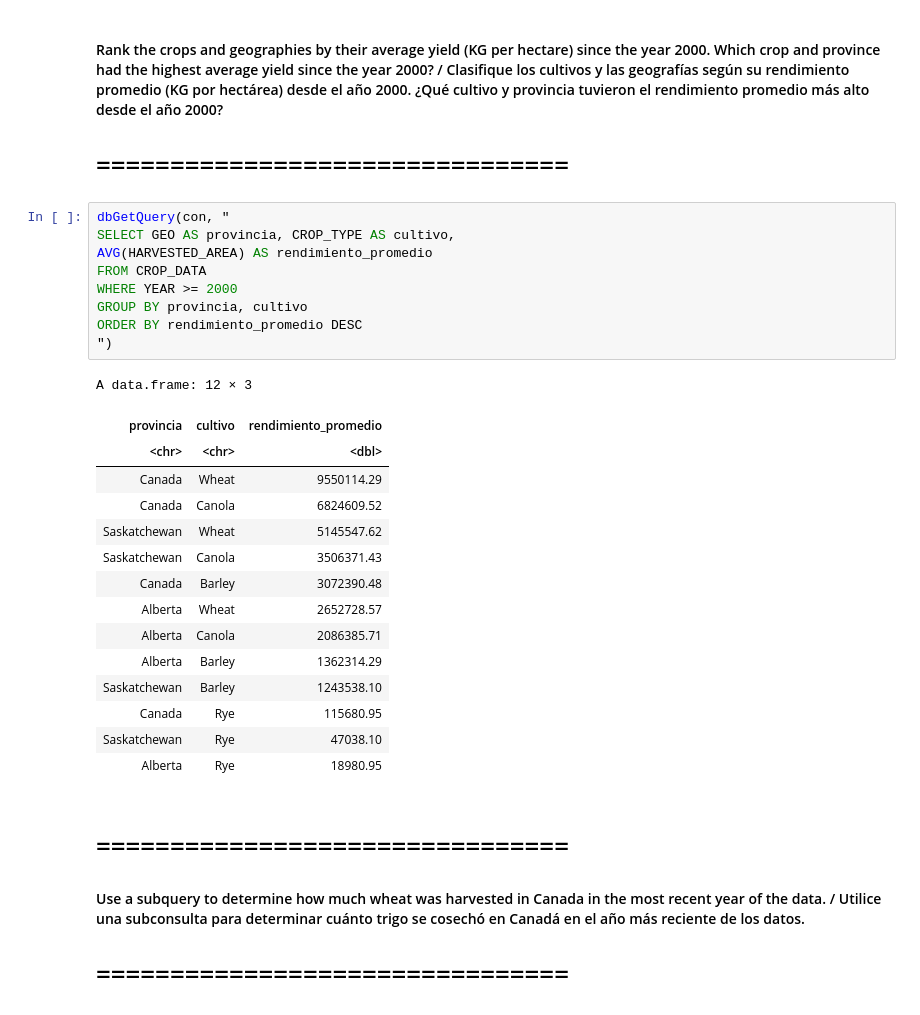
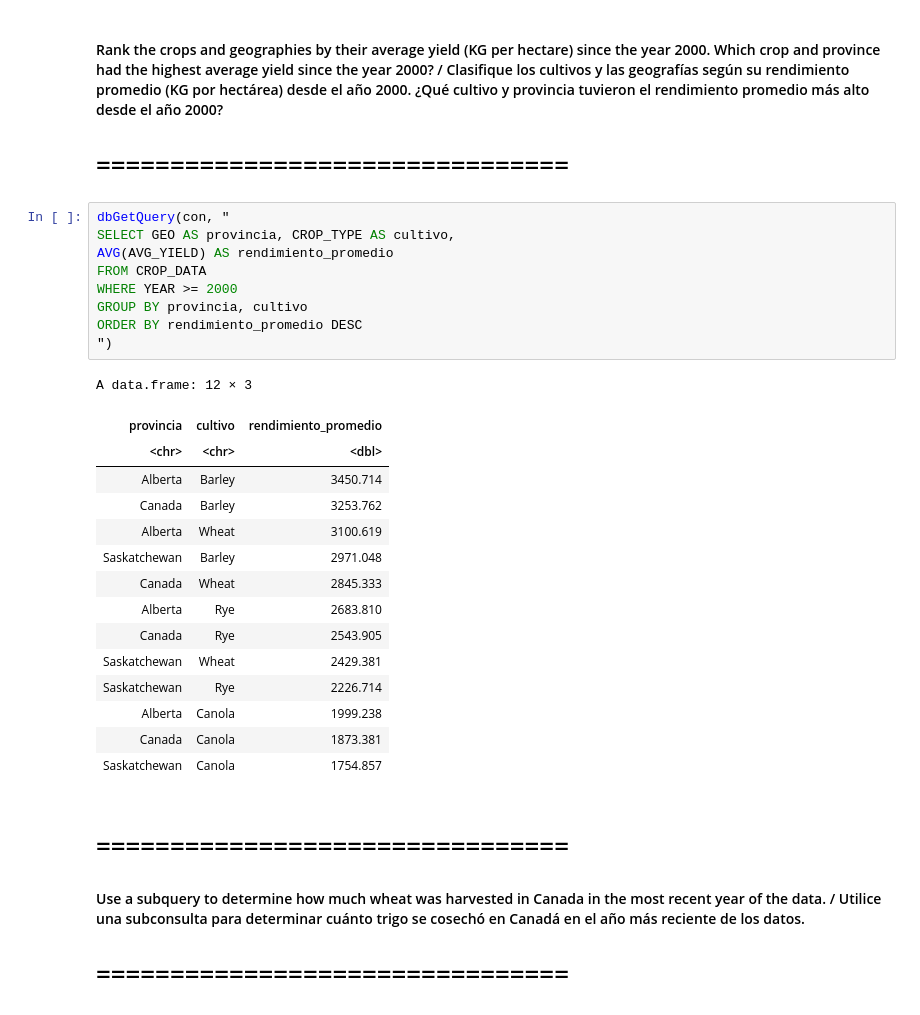
Before and after one commit to FLopez727/Canadian-Crop-Production-Analysis, a Jupyter notebook: CropAnalytics_Canada_FinalProject.ipynb, the cells around one changed output. Drawn from its saved outputs; the diff is of its cells as text.

```diff
--- a/CropAnalytics_Canada_FinalProject.ipynb
+++ b/CropAnalytics_Canada_FinalProject.ipynb
@@ -236,28 +235,28 @@ A data.frame: 4 × 2
 # %%
 dbGetQuery(con, "
 SELECT GEO AS provincia, CROP_TYPE AS cultivo,
-AVG(HARVESTED_AREA) AS rendimiento_promedio
+AVG(AVG_YIELD) AS rendimiento_promedio
 FROM CROP_DATA
 WHERE YEAR >= 2000
 GROUP BY provincia, cultivo
 ORDER BY rendimiento_promedio DESC
 ")
 # %% [output]
 A data.frame: 12 × 3
 | provincia | cultivo | rendimiento_promedio |
 | <chr> | <chr> | <dbl> |
-| Canada | Wheat | 9550114.29 |
-| Canada | Canola | 6824609.52 |
-| Saskatchewan | Wheat | 5145547.62 |
-| Saskatchewan | Canola | 3506371.43 |
-| Canada | Barley | 3072390.48 |
-| Alberta | Wheat | 2652728.57 |
-| Alberta | Canola | 2086385.71 |
-| Alberta | Barley | 1362314.29 |
-| Saskatchewan | Barley | 1243538.10 |
-| Canada | Rye | 115680.95 |
-| Saskatchewan | Rye | 47038.10 |
-| Alberta | Rye | 18980.95 |
+| Alberta | Barley | 3450.714 |
+| Canada | Barley | 3253.762 |
+| Alberta | Wheat | 3100.619 |
+| Saskatchewan | Barley | 2971.048 |
+| Canada | Wheat | 2845.333 |
+| Alberta | Rye | 2683.810 |
+| Canada | Rye | 2543.905 |
+| Saskatchewan | Wheat | 2429.381 |
+| Saskatchewan | Rye | 2226.714 |
+| Alberta | Canola | 1999.238 |
+| Canada | Canola | 1873.381 |
+| Saskatchewan | Canola | 1754.857 |
 # %% [markdown]
 # ================================
 #### Use a subquery to determine how much wheat was harvested in Canada in the most recent year of the data. / Utilice una subconsulta para determinar cuánto trigo se cosechó en Canadá en el año más reciente de los datos.
```
Also changed, not shown: parts of 3 cells of this notebook, 1 other file.
